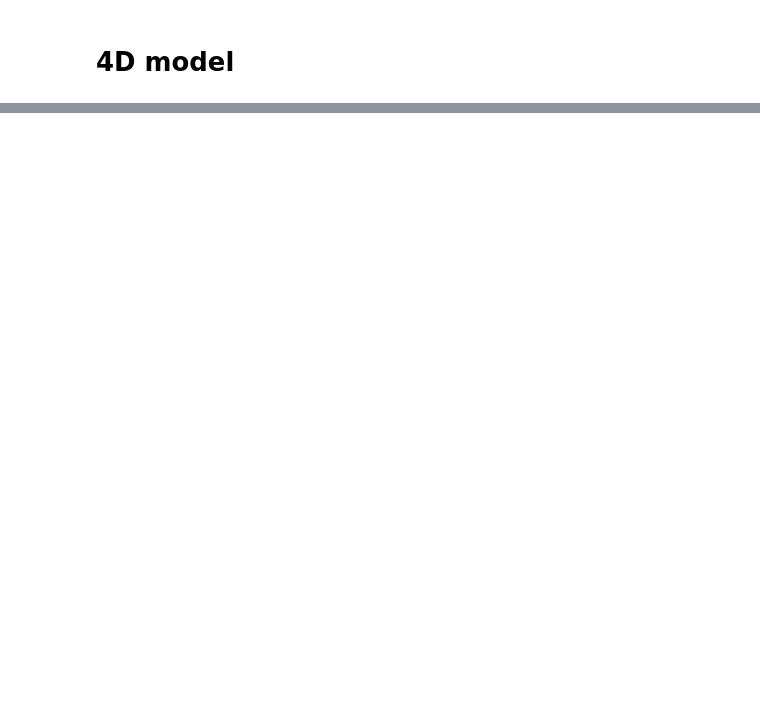
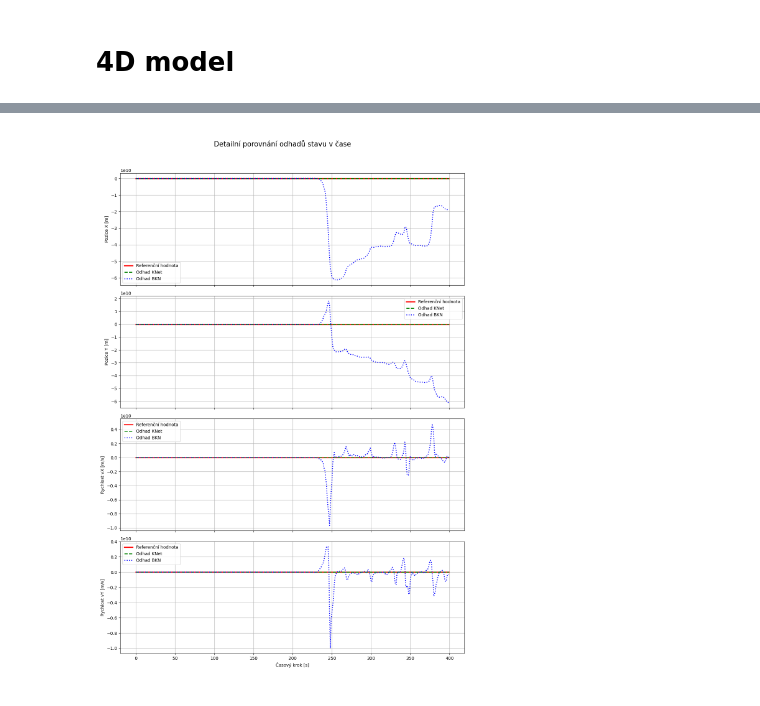
Before and after one commit to Lukas-Kozel/KalmanNet-for-state-estimation, a Jupyter notebook: TAN/main_tan.ipynb, the cells around one changed output, grey strips where cells are left out. Drawn from its saved outputs; the diff is of its cells as text; code cells hidden in the pictures; blank space fills up the shorter version.

```diff
--- a/TAN/main_tan.ipynb
+++ b/TAN/main_tan.ipynb
@@ -629,7 +581,7 @@ val_loader = DataLoader(val_dataset, batch_size=BATCH_SIZE, shuffle=False)
 # ==============================================================================
 # 1. KONFIGURACE TESTU
 # ==============================================================================
-TEST_SEQ_LEN = 500 # Změňte zpět na 100 nebo kolik potřebujete
+TEST_SEQ_LEN = 400 # Změňte zpět na 100 nebo kolik potřebujete
 NUM_TEST_TRAJ = 1
 J_SAMPLES_TEST = 25
 
@@ -639,7 +591,7 @@ J_SAMPLES_TEST = 25
 print(f"\nGeneruji {NUM_TEST_TRAJ} testovacích trajektorií o délce {TEST_SEQ_LEN}...")
 
 # Nyní předáme oříznutou sekvenci 'u', takže i 'x' a 'y' budou mít správnou délku.
-x_test, y_test = utils.generate_data(
+x_test, y_test = utils.generate_data_for_map(
     system_model,
     num_trajectories=NUM_TEST_TRAJ,
     seq_len=TEST_SEQ_LEN
@@ -1056,0 +1115,60 @@ Tvar odhadnuté trajektorie (BKN): (500, 4)
+# %%
+import matplotlib.pyplot as plt
+import numpy as np
+
+# ==============================================================================
+# 1. PŘÍPRAVA DAT (stejná jako předtím)
+# ==============================================================================
+# Předpokládáme, že tyto proměnné již existují z vašeho vyhodnocení
+# all_x_true_cpu, full_x_hat_classic_knet, full_x_hat_bkn
+
+x_true_plot = all_x_true_cpu[0].numpy()
+x_knet_plot = full_x_hat_classic_knet.cpu().numpy()
+x_bkn_plot = full_x_hat_bkn.cpu().numpy()
+
+# Vytvoříme časovou osu pro osu X grafů
+num_steps = x_true_plot.shape[0]
+time_axis = np.arange(num_steps)
+
+# Seznam názvů pro jednotlivé složky stavu (pro popisky os)
+state_labels = [
+    'Pozice X [m]',
+    'Pozice Y [m]',
+    'Rychlost vX [m/s]',
+    'Rychlost vY [m/s]'
+]
+
+# ==============================================================================
+# 2. VYTVOŘENÍ 4x1 SUBPLOT GRAFU
+# ==============================================================================
+# fig, axes = plt.subplots(počet_řádků, počet_sloupců, ... )
+fig, axes = plt.subplots(4, 1, figsize=(12, 18), sharex=True)
+fig.suptitle('Detailní porovnání odhadů stavu v čase', fontsize=16)
+
+# Smyčka přes všechny 4 složky stavu
+for i in range(4):
+    ax = axes[i] # Vybereme aktuální podgraf (osu)
+
+    # A. Vykreslení skutečné (referenční) hodnoty
+    ax.plot(time_axis, x_true_plot[:, i], 'r-', linewidth=2.5, label='Referenční hodnota')
+
+    # B. Vykreslení odhadu z klasického KNetu
+    ax.plot(time_axis, x_knet_plot[:, i], 'g--', linewidth=2, label='Odhad KNet')
+
+    # C. Vykreslení odhadu z Bayesian KNetu
+    ax.plot(time_axis, x_bkn_plot[:, i], 'b:', linewidth=2, label='Odhad BKN')
+
+    # Nastavení popisků a mřížky pro aktuální podgraf
+    ax.set_ylabel(state_labels[i])
+    ax.grid(True)
+    ax.legend()
+
+# Nastavení popisku pro sdílenou osu X (pouze u spodního grafu)
+axes[-1].set_xlabel('Časový krok [s]')
+
+# Zlepšíme rozložení, aby se popisky nepřekrývaly
+plt.tight_layout(rect=[0, 0.03, 1, 0.96]) # Udělá místo pro hlavní název
+
+plt.show()
+# %% [output]
+[figure, added]
```
Also changed, not shown: parts of 15 cells of this notebook, 6 other files.
